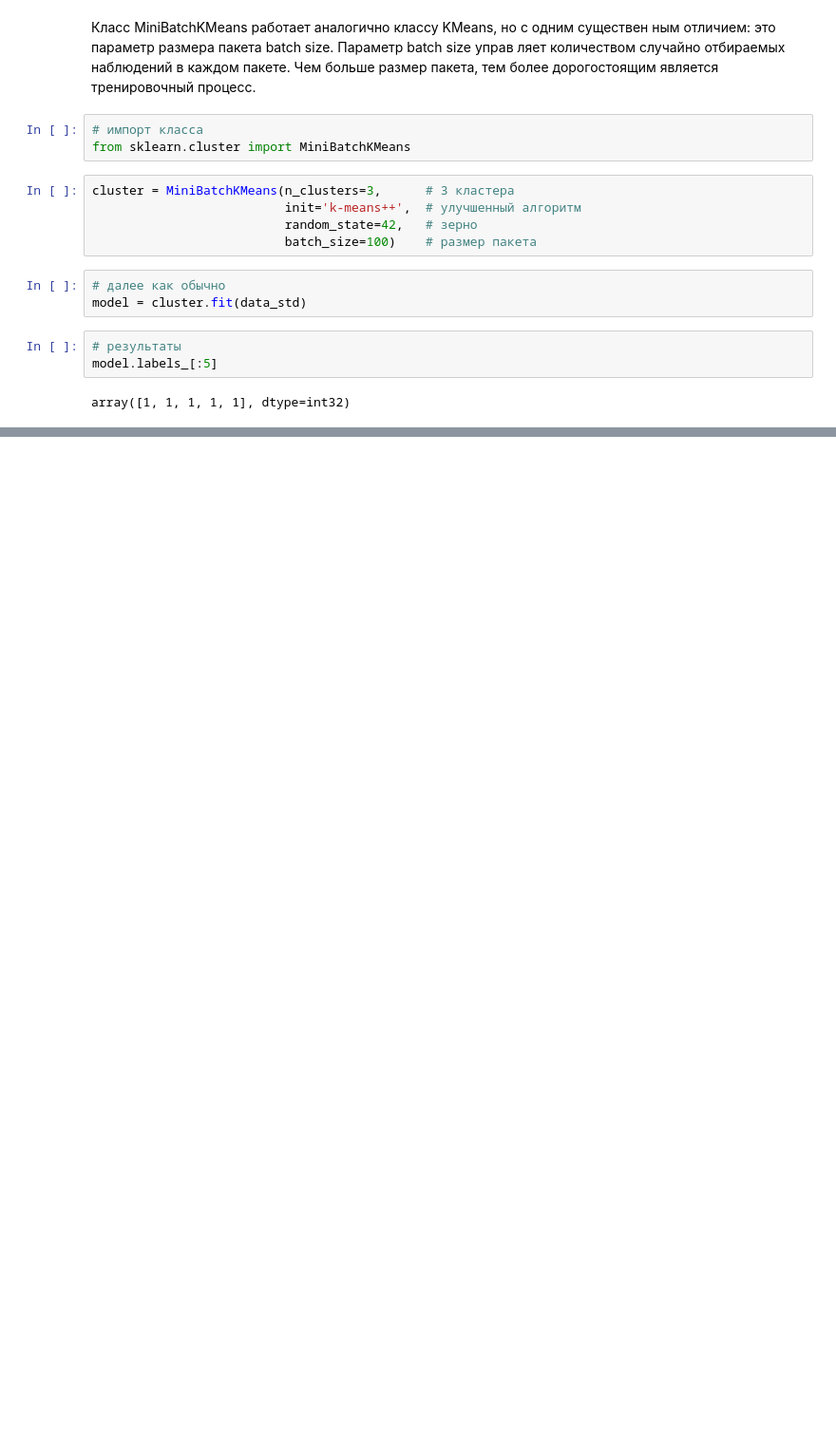
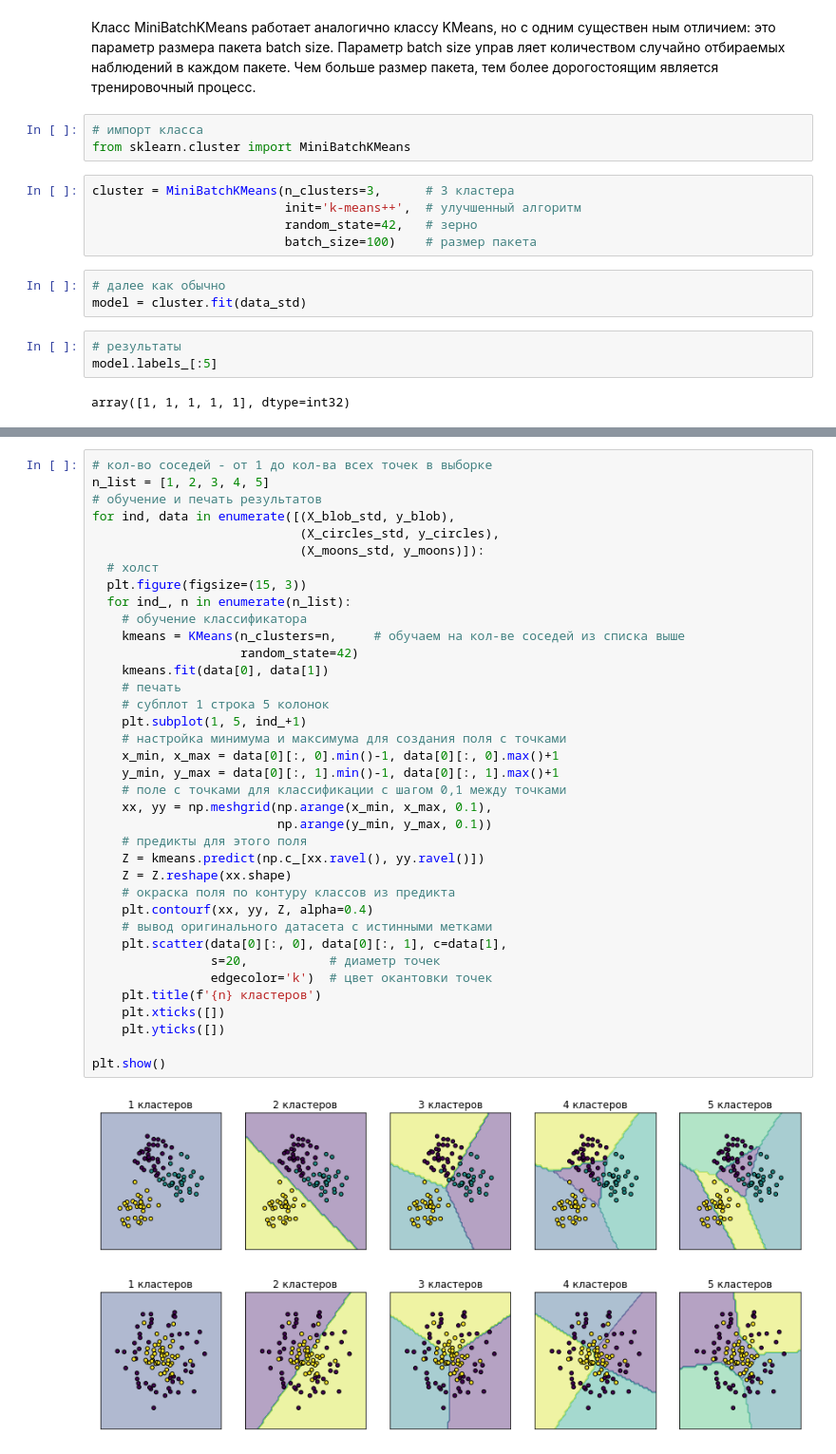
Before and after one commit to BurovNV/MyRepo, a Jupyter notebook: Clust_k_Means.ipynb, the cells around one changed output, grey strips where cells are left out. Shown: that part at 95% size. Cells and saved outputs as stored; diff of their text form; blank space fills up the shorter version.

```diff
--- a/Clust_k_Means.ipynb
+++ b/Clust_k_Means.ipynb
@@ -78,0 +115,40 @@ array([1, 1, 1, 1, 1], dtype=int32)
+# %%
+# кол-во соседей - от 1 до кол-ва всех точек в выборке
+n_list = [1, 2, 3, 4, 5]
+# обучение и печать результатов
+for ind, data in enumerate([(X_blob_std, y_blob),
+                            (X_circles_std, y_circles),
+                            (X_moons_std, y_moons)]):
+  # холст
+  plt.figure(figsize=(15, 3))
+  for ind_, n in enumerate(n_list):
+    # обучение классификатора
+    kmeans = KMeans(n_clusters=n,     # обучаем на кол-ве соседей из списка выше
+                    random_state=42)
+    kmeans.fit(data[0], data[1])
+    # печать
+    # субплот 1 строка 5 колонок
+    plt.subplot(1, 5, ind_+1)
+    # настройка минимума и максимума для создания поля с точками
+    x_min, x_max = data[0][:, 0].min()-1, data[0][:, 0].max()+1
+    y_min, y_max = data[0][:, 1].min()-1, data[0][:, 1].max()+1
+    # поле с точками для классификации с шагом 0,1 между точками
+    xx, yy = np.meshgrid(np.arange(x_min, x_max, 0.1),
+                         np.arange(y_min, y_max, 0.1))
+    # предикты для этого поля
+    Z = kmeans.predict(np.c_[xx.ravel(), yy.ravel()])
+    Z = Z.reshape(xx.shape)
+    # окраска поля по контуру классов из предикта
+    plt.contourf(xx, yy, Z, alpha=0.4)
+    # вывод оригинального датасета с истинными метками
+    plt.scatter(data[0][:, 0], data[0][:, 1], c=data[1],
+                s=20,           # диаметр точек
+                edgecolor='k')  # цвет окантовки точек
+    plt.title(f'{n} кластеров')
+    plt.xticks([])
+    plt.yticks([])
+
+plt.show()
+# %% [output]
+[figure, added]
+[figure, added]
```
Also changed, not shown: parts of 6 cells of this notebook.
